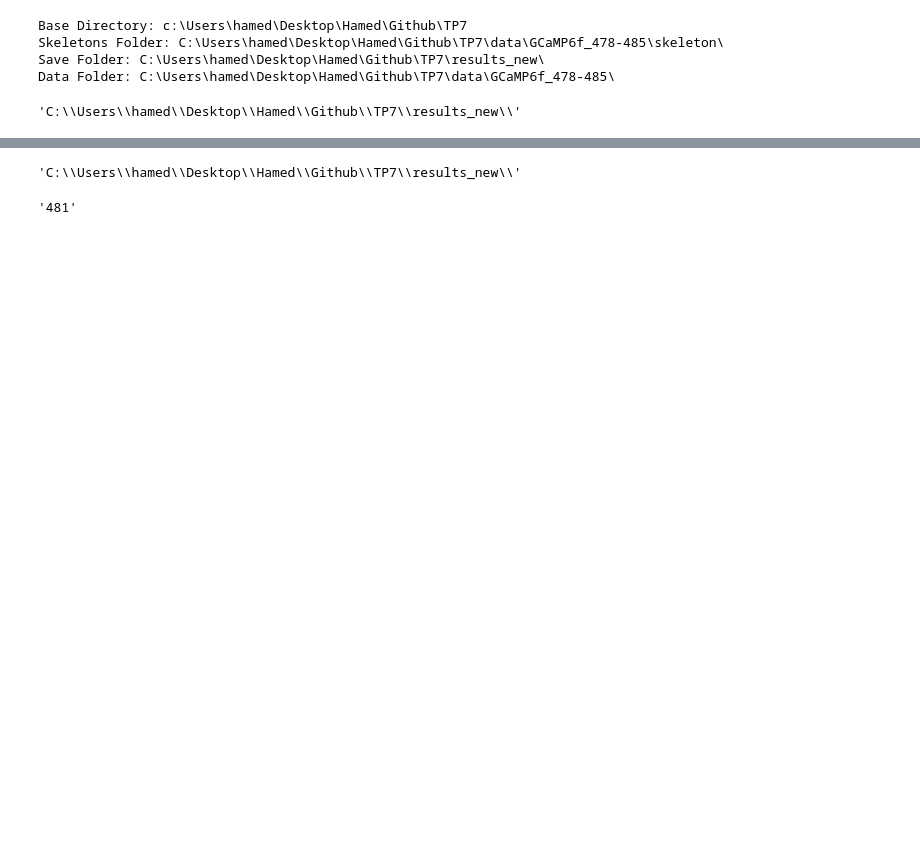
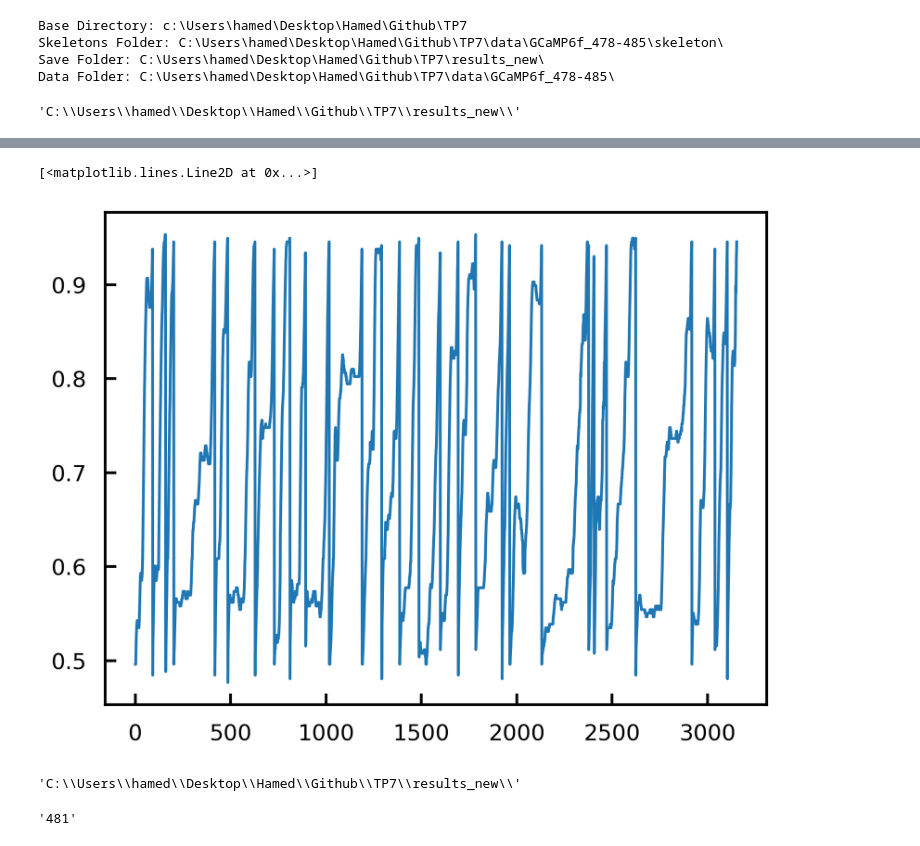
Before and after one commit to HamedShabani/PFC_sequence_analysis, a Jupyter notebook: Place_code_analysis.ipynb, the cells around one changed output, grey strips where cells are left out. Cells and saved outputs as stored; diff of their text form; code cells hidden in the pictures; blank space fills up the shorter version.

```diff
--- a/Place_code_analysis.ipynb
+++ b/Place_code_analysis.ipynb
@@ -138,3 +165,8 @@ y, neuron_tspidx, burst_tidxs, burst_cluids, num_neurons, dt = pf.GetData(data,
+# %%
+plt.plot(y)
+# %% [output]
+[<matplotlib.lines.Line2D at 0x...>]
+[figure, added]
 # %%
 savefolder
 # %% [output]
```
Also changed, not shown: parts of 16 cells of this notebook, 7 other files.
